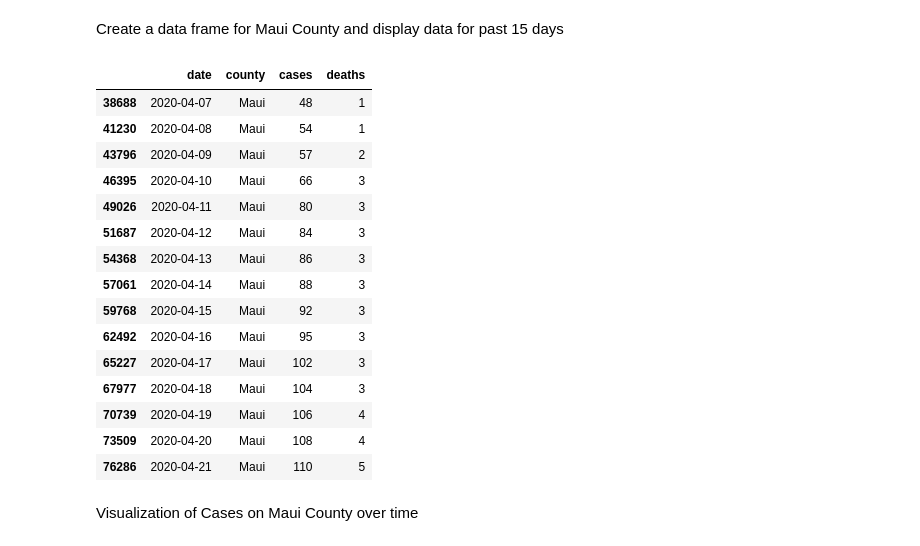
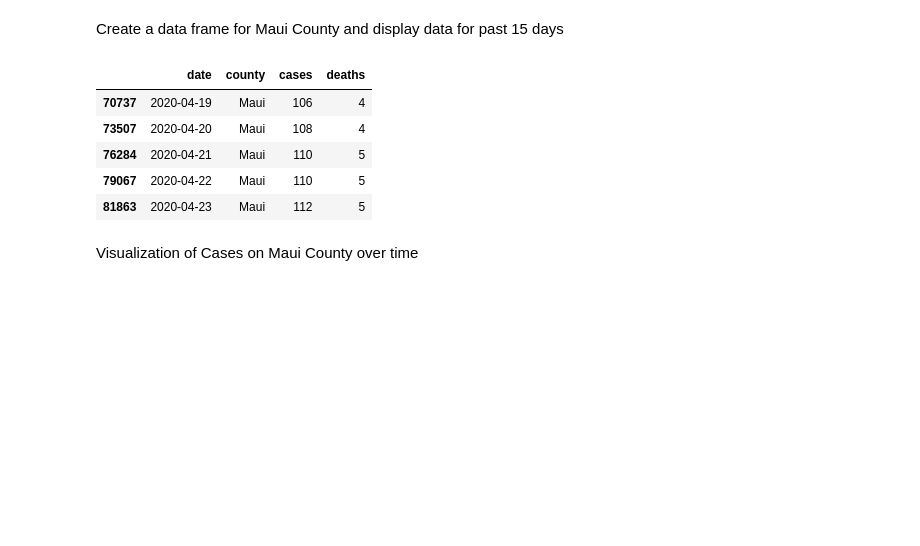
Before and after one commit to 5ft6/covid-19-Hawaii, a Jupyter notebook: Covid_19_Hawaii.ipynb, the cells around one changed output. Drawn from its saved outputs; the diff is of its cells as text; code cells hidden in the pictures; blank space fills up the shorter version.

```diff
--- a/Covid_19_Hawaii.ipynb
+++ b/Covid_19_Hawaii.ipynb
@@ -249,24 +247,14 @@ df.shape
 Create a data frame for Maui County and display data for past 15 days
 # %%
 Maui_County_df = df[df["county"]== "Maui"]
-Maui_County_df.tail(15)
+Maui_County_df.tail()
 # %% [output]
 |  | date | county | cases | deaths |
-| 38688 | 2020-04-07 | Maui | 48 | 1 |
-| 41230 | 2020-04-08 | Maui | 54 | 1 |
-| 43796 | 2020-04-09 | Maui | 57 | 2 |
-| 46395 | 2020-04-10 | Maui | 66 | 3 |
-| 49026 | 2020-04-11 | Maui | 80 | 3 |
-| 51687 | 2020-04-12 | Maui | 84 | 3 |
-| 54368 | 2020-04-13 | Maui | 86 | 3 |
-| 57061 | 2020-04-14 | Maui | 88 | 3 |
-| 59768 | 2020-04-15 | Maui | 92 | 3 |
-| 62492 | 2020-04-16 | Maui | 95 | 3 |
-| 65227 | 2020-04-17 | Maui | 102 | 3 |
-| 67977 | 2020-04-18 | Maui | 104 | 3 |
-| 70739 | 2020-04-19 | Maui | 106 | 4 |
-| 73509 | 2020-04-20 | Maui | 108 | 4 |
-| 76286 | 2020-04-21 | Maui | 110 | 5 |
+| 70737 | 2020-04-19 | Maui | 106 | 4 |
+| 73507 | 2020-04-20 | Maui | 108 | 4 |
+| 76284 | 2020-04-21 | Maui | 110 | 5 |
+| 79067 | 2020-04-22 | Maui | 110 | 5 |
+| 81863 | 2020-04-23 | Maui | 112 | 5 |
 # %% [markdown]
 Visualization of Cases on Maui County over time
 # %%
```
Also changed, not shown: parts of 23 cells of this notebook.
